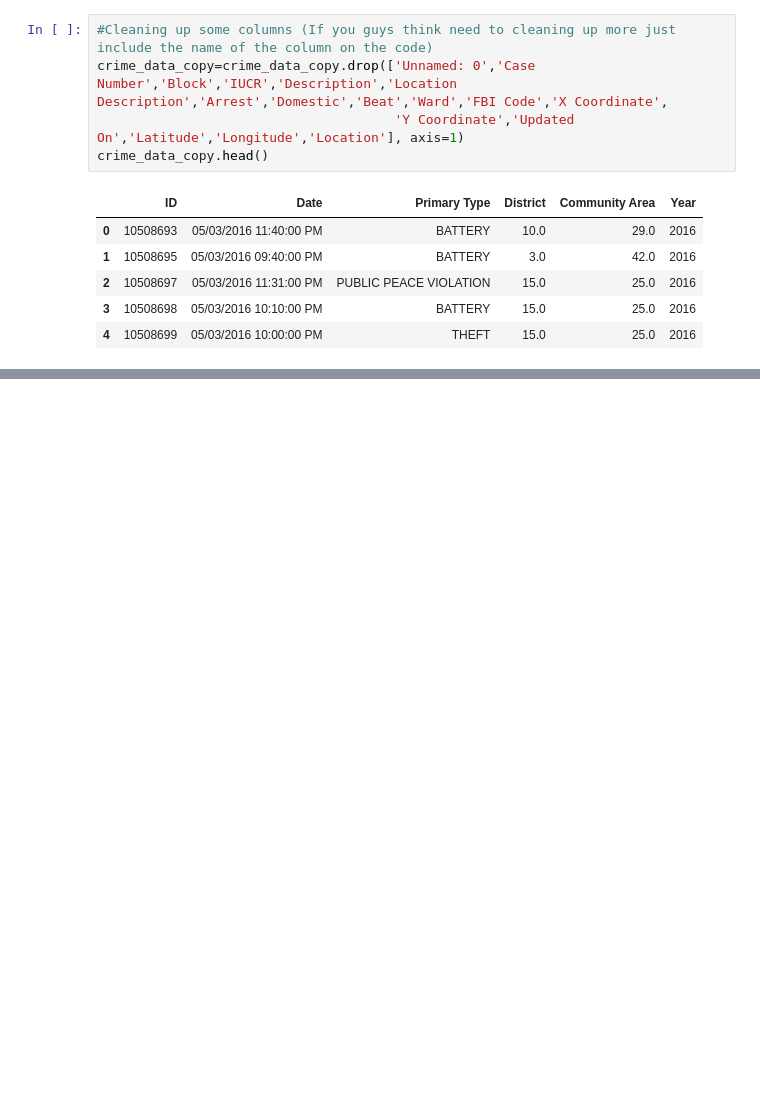
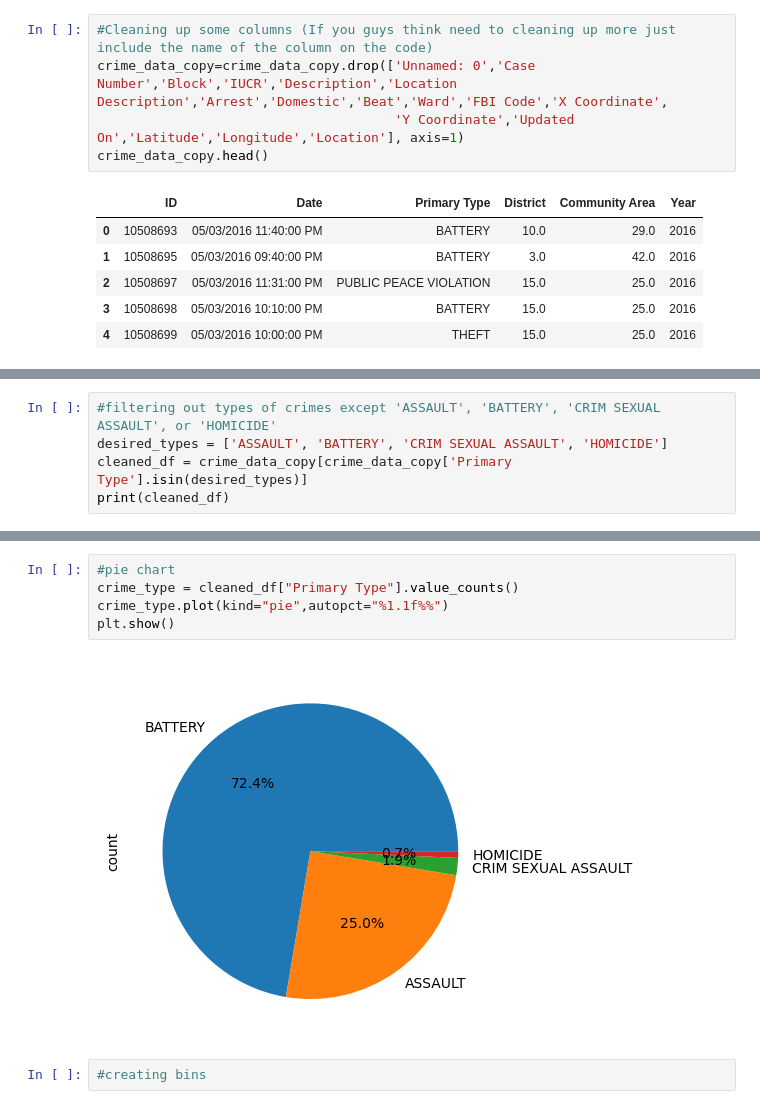
Before and after one commit to KevSantino28/project_1, a Jupyter notebook: data_clean_up.ipynb, the cells around one changed output, grey strips where cells are left out. Cells and saved outputs as stored; diff of their text form; blank space fills up the shorter version.

```diff
--- a/data_clean_up.ipynb
+++ b/data_clean_up.ipynb
@@ -108,3 +108,8 @@ crime_data_yearly.count()
 |  | THEFT | 2493 | 2493 | 2493 | 2493 |
 |  | WEAPONS VIOLATION | 177 | 177 | 177 | 177 |
 186 rows × 4 columns
+# %%
+#filtering out types of crimes except 'ASSAULT', 'BATTERY', 'CRIM SEXUAL ASSAULT', or 'HOMICIDE'
+desired_types = ['ASSAULT', 'BATTERY', 'CRIM SEXUAL ASSAULT', 'HOMICIDE']
+cleaned_df = crime_data_copy[crime_data_copy['Primary Type'].isin(desired_types)]
+print(cleaned_df)
@@ -110,0 +158,9 @@ crime_data_yearly.count()
+# %%
+#pie chart
+crime_type = cleaned_df["Primary Type"].value_counts()
+crime_type.plot(kind="pie",autopct="%1.1f%%")
+plt.show()
+# %% [output]
+[figure, added]
+# %%
+#creating bins
```
Also changed, not shown: parts of 4 cells of this notebook.
